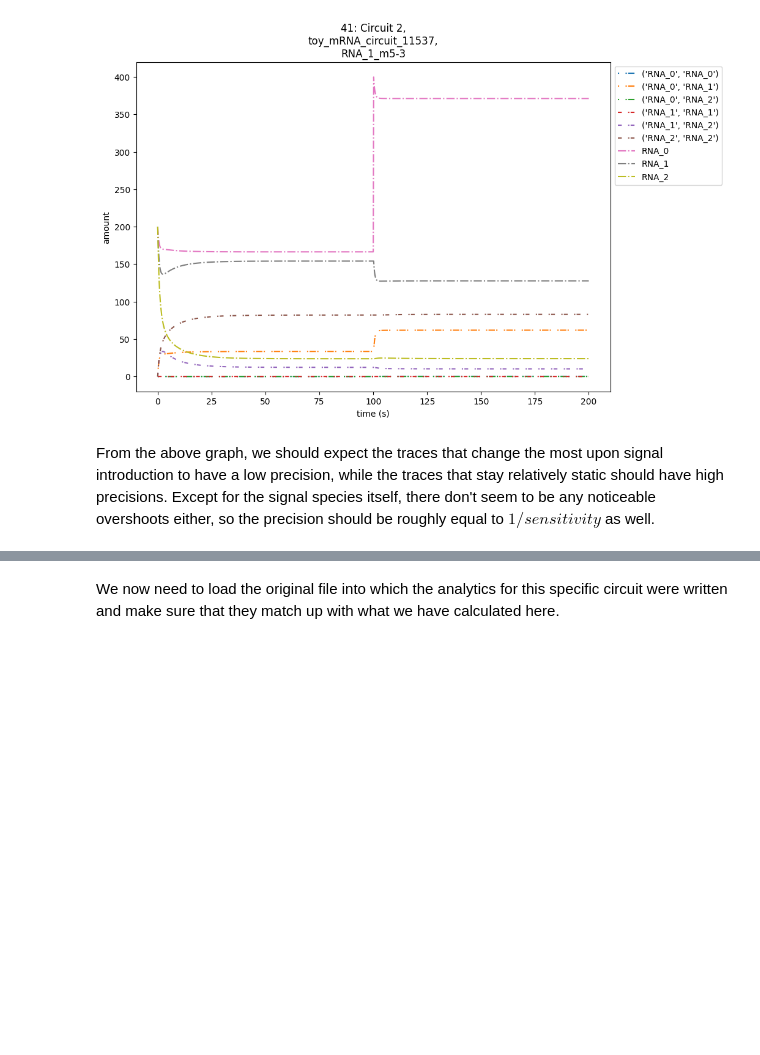
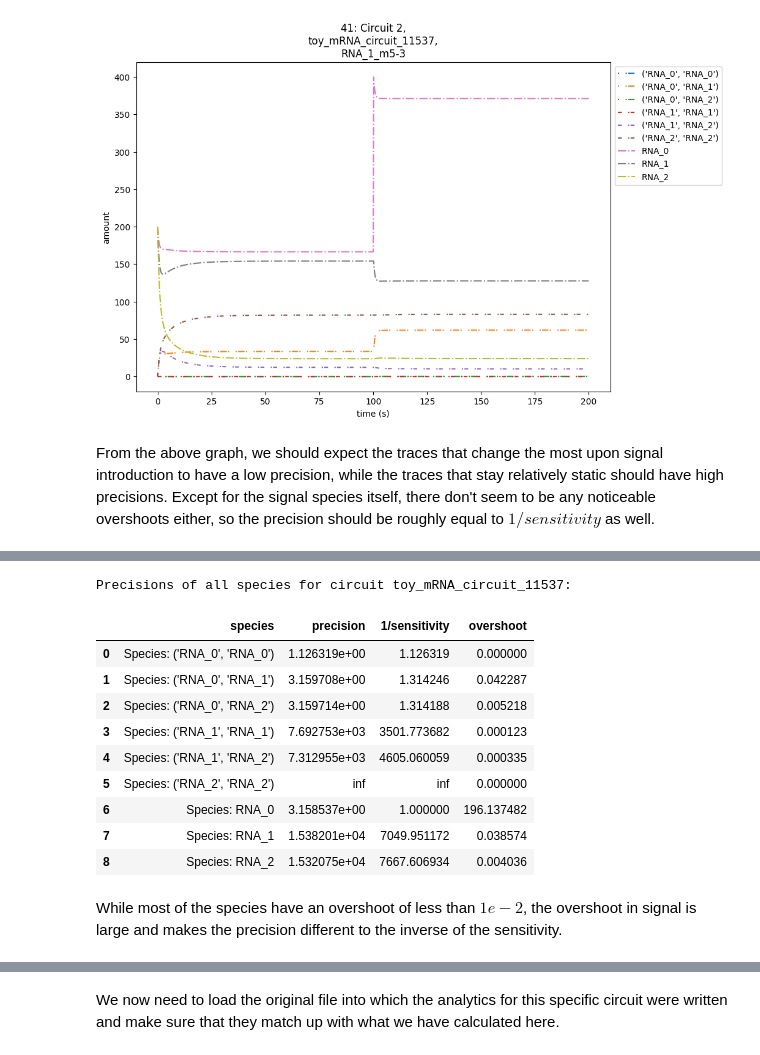
Before and after one commit to olive004/synbio_morpher, a Jupyter notebook: notebooks/15_circuit_case_study.ipynb, the cells around one changed output, grey strips where cells are left out. Saved outputs shown, nothing was run; the diff lists cells and outputs as text; code cells hidden in the pictures; blank space fills up the shorter version.

```diff
--- a/notebooks/15_circuit_case_study.ipynb
+++ b/notebooks/15_circuit_case_study.ipynb
@@ -525,0 +517,20 @@ The species $RNA_2$ has a higher than expected overshoot upon inspection of its
+# %%
+print(f'Precisions of all species for circuit {circuits[chosen_circuit_idx].name}: \n')
+
+pd.DataFrame(data=zip(circuits[chosen_circuit_idx].model.species, df_calculated_specific['precision_wrt_species-6'].to_numpy(),
+                      1 / df_calculated_specific['sensitivity_wrt_species-6'].to_numpy(), df_calculated_specific['overshoot']),
+             columns=['species', 'precision', '1/sensitivity', 'overshoot'])
+# %% [output]
+Precisions of all species for circuit toy_mRNA_circuit_11537:
+|  | species | precision | 1/sensitivity | overshoot |
+| 0 | Species: ('RNA_0', 'RNA_0') | 1.126319e+00 | 1.126319 | 0.000000 |
+| 1 | Species: ('RNA_0', 'RNA_1') | 3.159708e+00 | 1.314246 | 0.042287 |
+| 2 | Species: ('RNA_0', 'RNA_2') | 3.159714e+00 | 1.314188 | 0.005218 |
+| 3 | Species: ('RNA_1', 'RNA_1') | 7.692753e+03 | 3501.773682 | 0.000123 |
+| 4 | Species: ('RNA_1', 'RNA_2') | 7.312955e+03 | 4605.060059 | 0.000335 |
+| 5 | Species: ('RNA_2', 'RNA_2') | inf | inf | 0.000000 |
+| 6 | Species: RNA_0 | 3.158537e+00 | 1.000000 | 196.137482 |
+| 7 | Species: RNA_1 | 1.538201e+04 | 7049.951172 | 0.038574 |
+| 8 | Species: RNA_2 | 1.532075e+04 | 7667.606934 | 0.004036 |
+# %% [markdown]
+While most of the species have an overshoot of less than $1e-2$, the overshoot in signal is large and makes the precision different to the inverse of the sensitivity.
```
Also changed, not shown: parts of 17 cells of this notebook, 3 other files.
